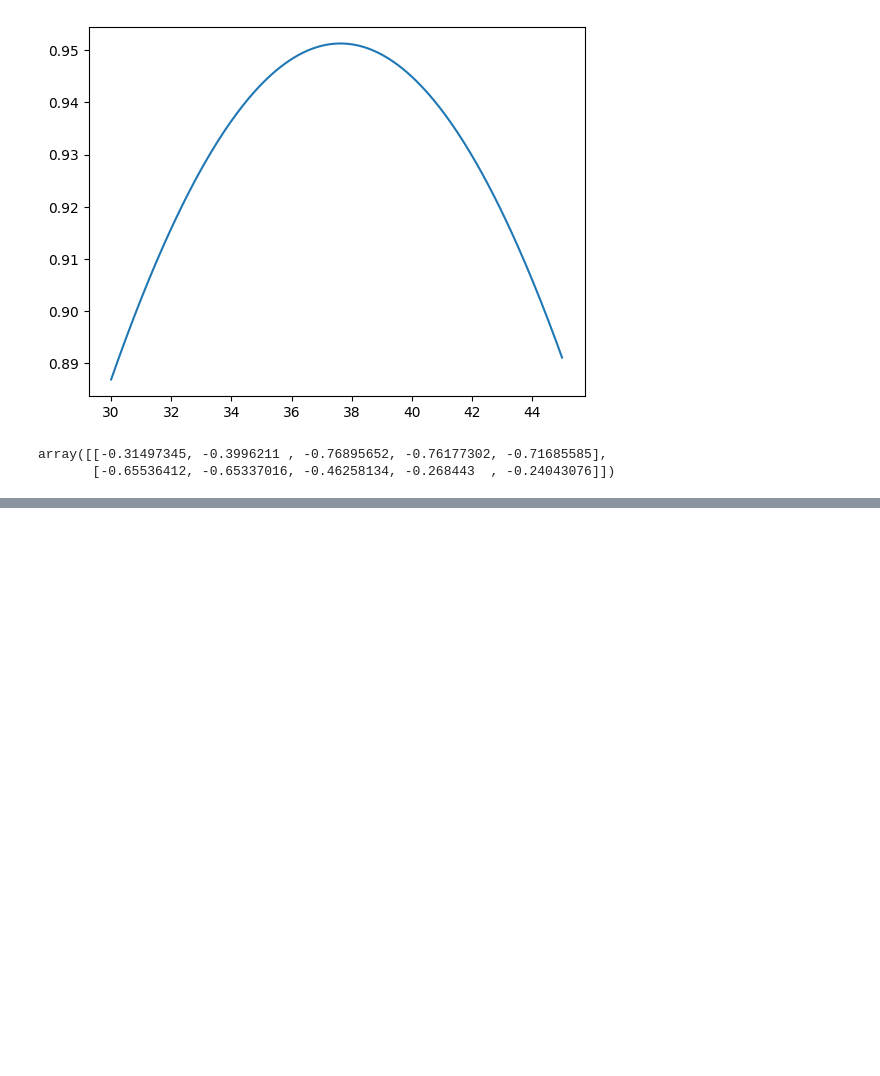
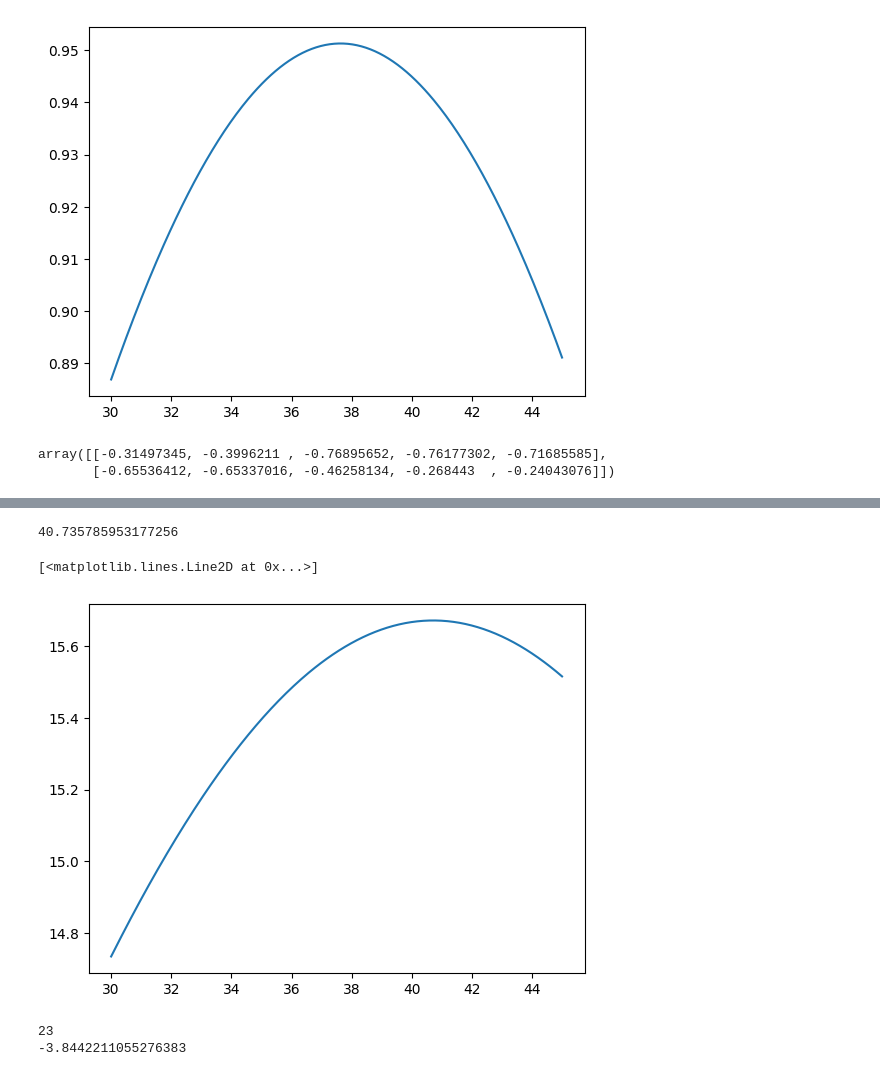
Before and after one commit to panther1427/Bachelorprojekt, a Jupyter notebook: varimax.ipynb, the cells around one changed output, grey strips where cells are left out. Drawn from its saved outputs; the diff is of its cells as text; code cells hidden in the pictures; blank space fills up the shorter version.

```diff
--- a/varimax.ipynb
+++ b/varimax.ipynb
@@ -211,23 +215,3 @@ fa_fitted.components_
 # %% [output]
 array([[-0.31497345, -0.3996211 , -0.76895652, -0.76177302, -0.71685585],
        [-0.65536412, -0.65337016, -0.46258134, -0.268443  , -0.24043076]])
-# %%
-lambda_ = lambda_original
-
-h= np.sqrt((lambda_ ** 2).sum(axis=1))
-#assert for that no entrace should be 0
-d = lambda_ / h[:, np.newaxis]
-
-# theta_grader = np.degrees(theta)
-
-G = np.array([[np.cos(theta[0]), np.sin(theta[0])],
-            [-np.sin(theta[0]), np.cos(theta[0])]])
-
-
-rotated = d @ G
-
-d_squared = rotated ** 2
-d_bar = np.mean(d_squared, axis=0)
-
-#second equation
-phi = np.sum(d_squared ** 2) - 2 * np.sum(d_bar ** 2)
@@ -249,0 +260,12 @@ array([[ 0.86038054,  0.50965217],
+# %%
+degrees = np.linspace(30, 45, 300)
+
+phi_calc = [test_theta_9_6_3(lambda_original, theta) for theta in degrees]
+
+print(degrees[np.argmax(phi_calc)])
+
+plt.plot(degrees, phi_calc)
+# %% [output]
+40.735785953177256
+[<matplotlib.lines.Line2D at 0x...>]
+[figure, added]
@@ -249,0 +314,11 @@ array([[ 0.86038054,  0.50965217],
+# %%
+k = np.linspace(-5, 5, 200)
+
+k_difference = np.array([test_k(lambda_original, cur_k) for cur_k in k])
+
+print(np.argmin(abs(k_difference)))
+
+print(k[np.argmin(abs(k_difference))])
+# %% [output]
+23
+-3.8442211055276383
```
Also changed, not shown: parts of 9 cells of this notebook.
